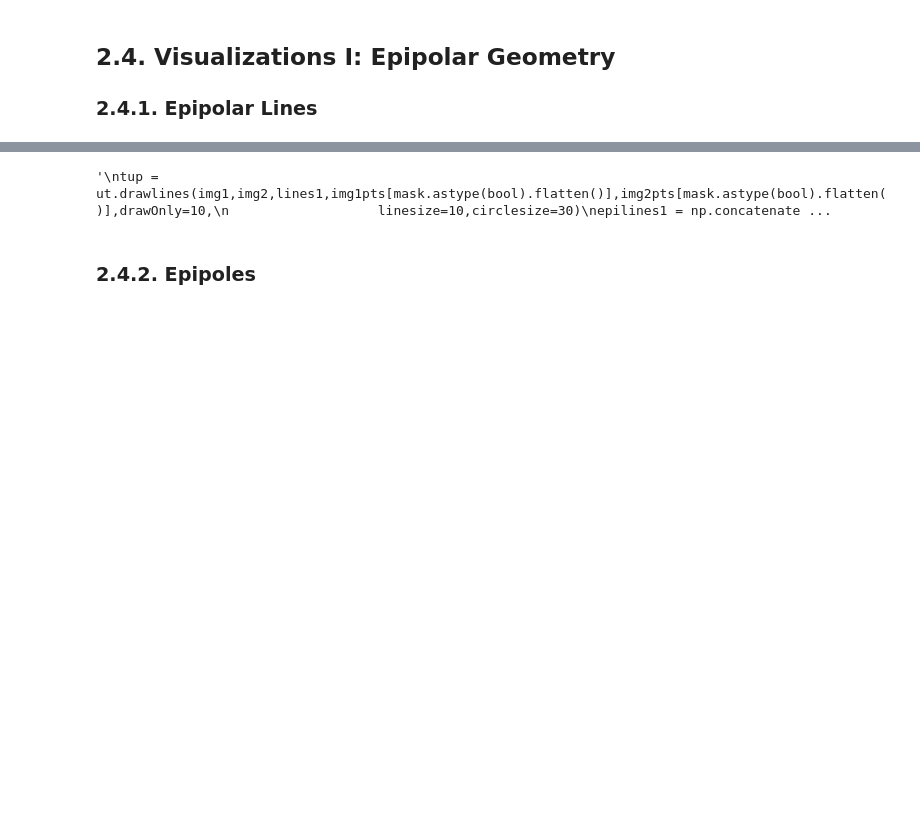
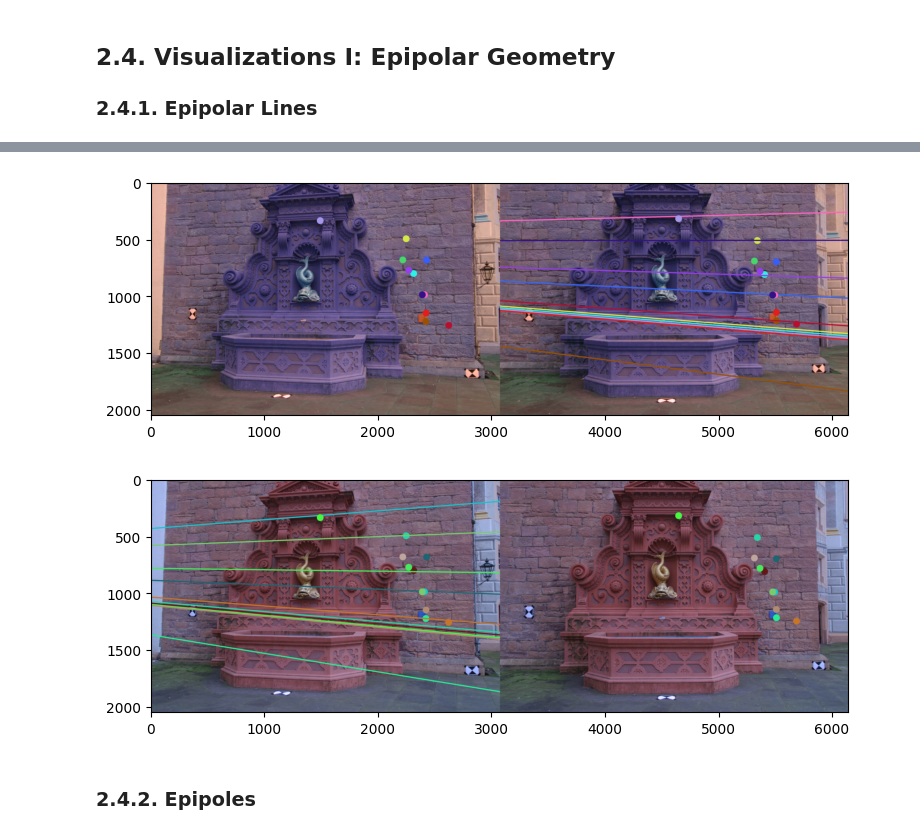
Before and after one commit to rotellini9809/computer_vision_project, a Jupyter notebook: structure-from-motion-master/tutorial/tutorial.ipynb, the cells around one changed output, grey strips where cells are left out. Drawn from its saved outputs; the diff is of its cells as text; code cells hidden in the pictures; blank space fills up the shorter version.

```diff
--- a/structure-from-motion-master/tutorial/tutorial.ipynb
+++ b/structure-from-motion-master/tutorial/tutorial.ipynb
@@ -128,8 +107,8 @@ print(lines2)
 ### 2.4.1. Epipolar Lines
 # %%
 
-
-tup = ut.drawlines(img2,img1,lines2,img2pts[mask.astype(bool).flatten()],img1pts[mask.astype(bool).flatten()],drawOnly=10,
+mask=mask.astype(bool).flatten()
+tup = ut.drawlines(img2,img1,lines2,img2pts[mask],img1pts[mask],drawOnly=10,
                    linesize=10,circlesize=30)
 epilines2 = np.concatenate(tup[::-1],axis=1) #reversing the order of left and right images
 
@@ -139,13 +118,12 @@ plt.figure(figsize=(9,4))
 plt.imshow(epilines2)
 plt.show()
 
-'''
-tup = ut.drawlines(img1,img2,lines1,img1pts[mask.astype(bool).flatten()],img2pts[mask.astype(bool).flatten()],drawOnly=10,
+
+tup = ut.drawlines(img1,img2,lines1,img1pts[mask],img2pts[mask],drawOnly=10,
                    linesize=10,circlesize=30)
 epilines1 = np.concatenate(tup,axis=1)
 
 plt.figure(figsize=(9,4))
 plt.imshow(epilines1)
 plt.show()
-'''
 # %% [output]
@@ -154,4 +130,5 @@ plt.show()
-'\ntup = ut.drawlines(img1,img2,lines1,img1pts[mask.astype(bool).flatten()],img2pts[mask.astype(bool).flatten()],drawOnly=10,\n                   linesize=10,circlesize=30)\nepilines1 = np.concatenate ...
+[figure, added]
+[figure, added]
 # %% [markdown]
 ### 2.4.2. Epipoles
 # %%
```
Also changed, not shown: parts of 18 cells of this notebook, 4 other files.
